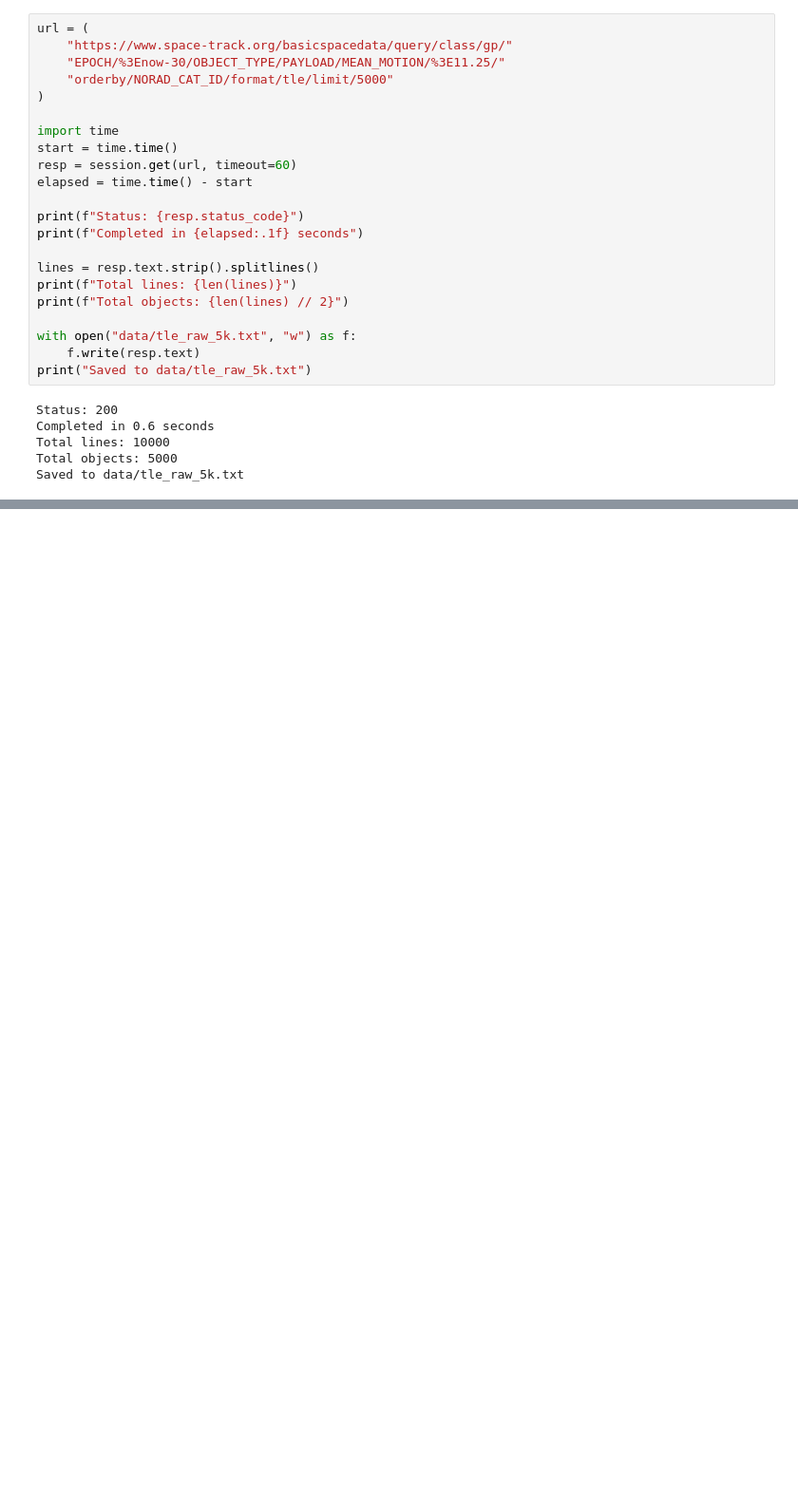
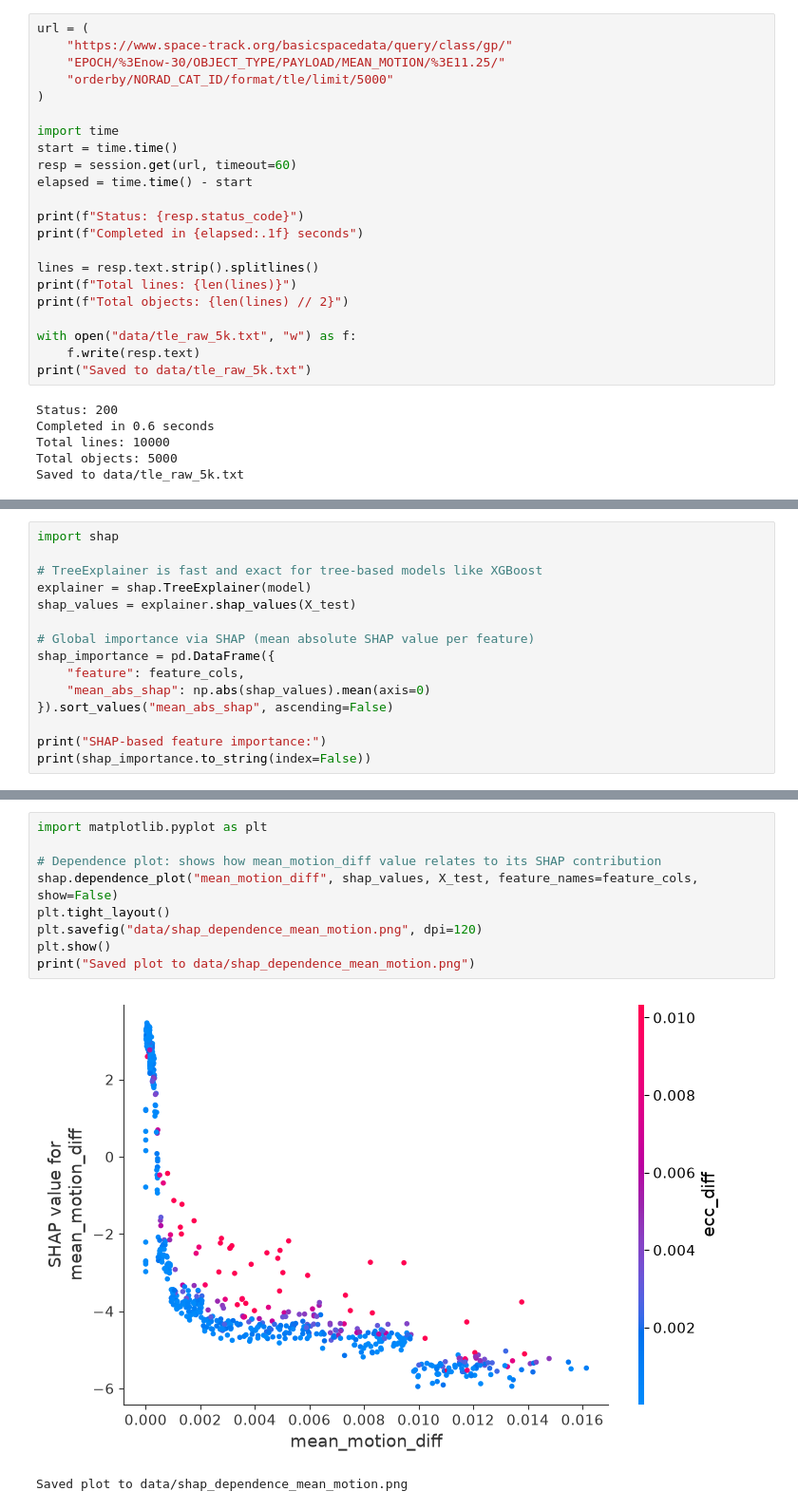
Before and after one commit to bal-yil/orbital-analysis, a Jupyter notebook: 04_ml_triage_model.ipynb, the cells around one changed output, grey strips where cells are left out. Shown at 95% size. Drawn from its saved outputs; the diff is of its cells as text; blank space fills up the shorter version.

```diff
--- a/04_ml_triage_model.ipynb
+++ b/04_ml_triage_model.ipynb
@@ -192,0 +653,15 @@ Extracted orbital elements for 4944 satellites
+# %%
+import shap
+
+# TreeExplainer is fast and exact for tree-based models like XGBoost
+explainer = shap.TreeExplainer(model)
+shap_values = explainer.shap_values(X_test)
+
+# Global importance via SHAP (mean absolute SHAP value per feature)
+shap_importance = pd.DataFrame({
+    "feature": feature_cols,
+    "mean_abs_shap": np.abs(shap_values).mean(axis=0)
+}).sort_values("mean_abs_shap", ascending=False)
+
+print("SHAP-based feature importance:")
+print(shap_importance.to_string(index=False))
@@ -192,0 +677,12 @@ Extracted orbital elements for 4944 satellites
+# %%
+import matplotlib.pyplot as plt
+
+# Dependence plot: shows how mean_motion_diff value relates to its SHAP contribution
+shap.dependence_plot("mean_motion_diff", shap_values, X_test, feature_names=feature_cols, show=False)
+plt.tight_layout()
+plt.savefig("data/shap_dependence_mean_motion.png", dpi=120)
+plt.show()
+print("Saved plot to data/shap_dependence_mean_motion.png")
+# %% [output]
+[figure, added]
+Saved plot to data/shap_dependence_mean_motion.png
```
Also changed, not shown: parts of 26 cells of this notebook.
